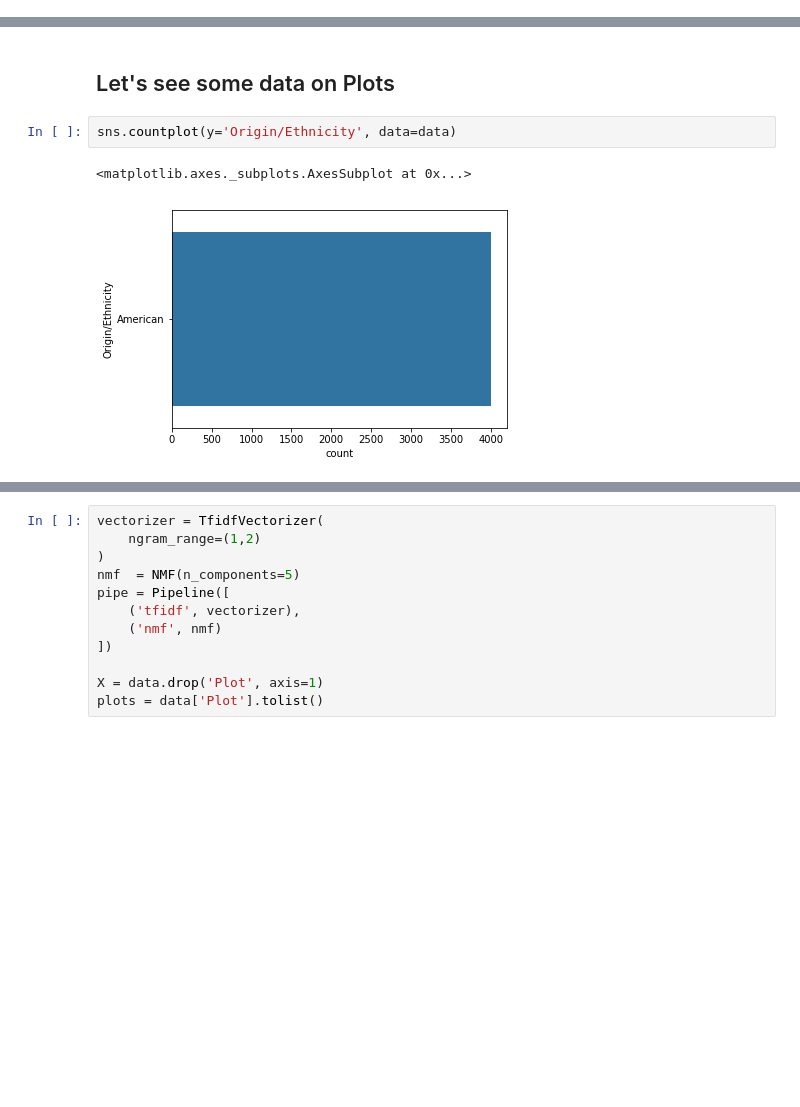
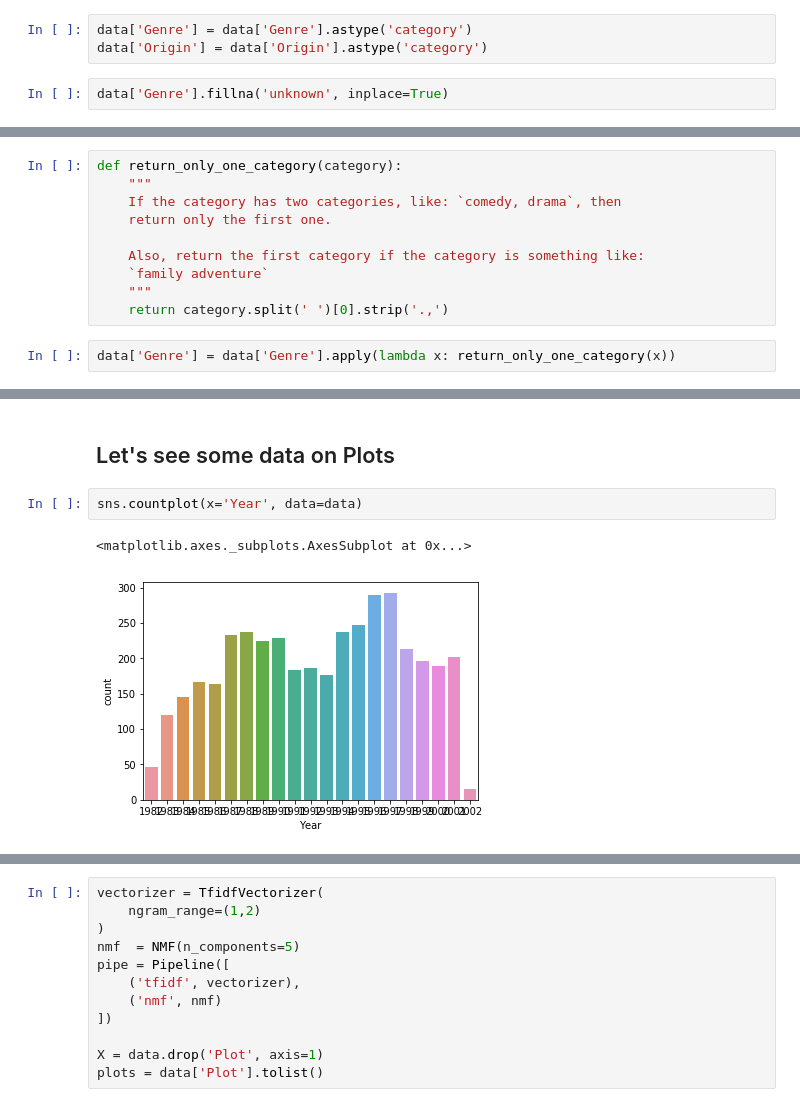
Before and after one commit to SabinoGs/kaggle, a Jupyter notebook: wikipedia_movie_plots/Movie Recommender .ipynb, the cells around one changed output, grey strips where cells are left out. Cells and saved outputs as stored; diff of their text form; blank space fills up the shorter version.

```diff
--- a/wikipedia_movie_plots/Movie Recommender .ipynb
+++ b/wikipedia_movie_plots/Movie Recommender .ipynb
@@ -69,0 +82,5 @@ Plot: 0.0
+# %%
+data['Genre'] = data['Genre'].astype('category')
+data['Origin'] = data['Origin'].astype('category')
+# %%
+data['Genre'].fillna('unknown', inplace=True)
@@ -69,0 +109,12 @@ Plot: 0.0
+# %%
+def return_only_one_category(category):
+    """
+    If the category has two categories, like: `comedy, drama`, then
+    return only the first one.
+
+    Also, return the first category if the category is something like:
+    `family adventure`
+    """
+    return category.split(' ')[0].strip('.,')
+# %%
+data['Genre'] = data['Genre'].apply(lambda x: return_only_one_category(x))
@@ -70,7 +135,7 @@ Plot: 0.0
 # %% [markdown]
 ## Let's see some data on Plots
 # %%
-sns.countplot(y='Origin/Ethnicity', data=data)
+sns.countplot(x='Year', data=data)
 # %% [output]
 <matplotlib.axes._subplots.AxesSubplot at 0x...>
-[figure, old version]
+[figure, new version]
```
Also changed, not shown: parts of 21 cells of this notebook.
